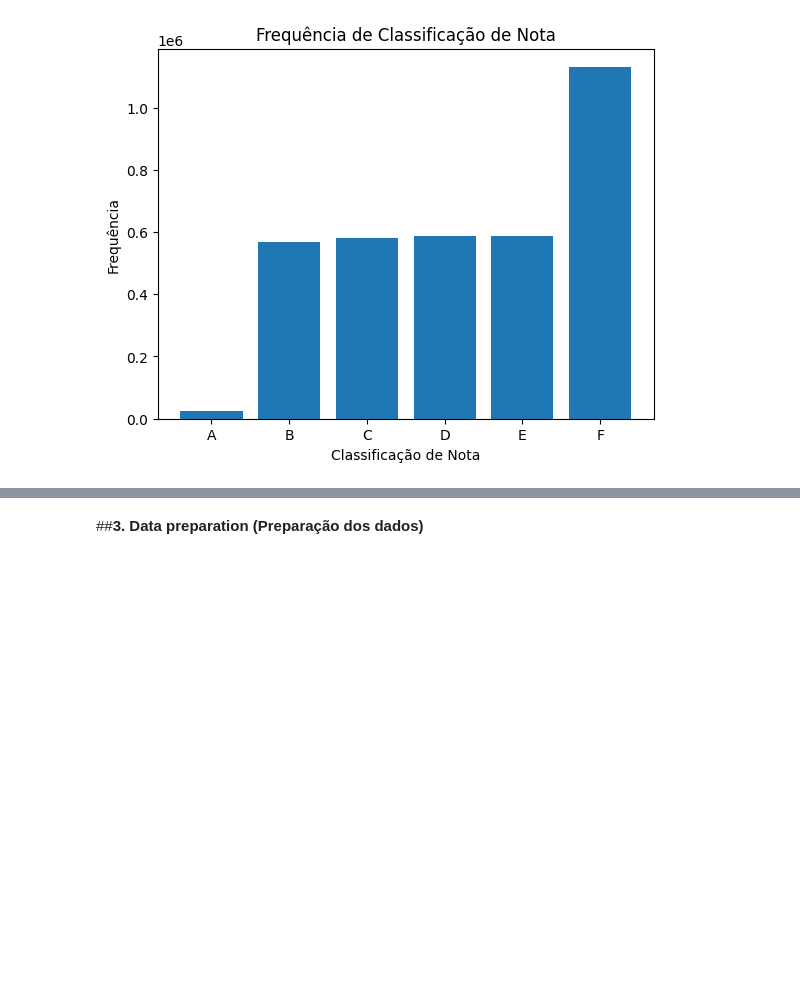
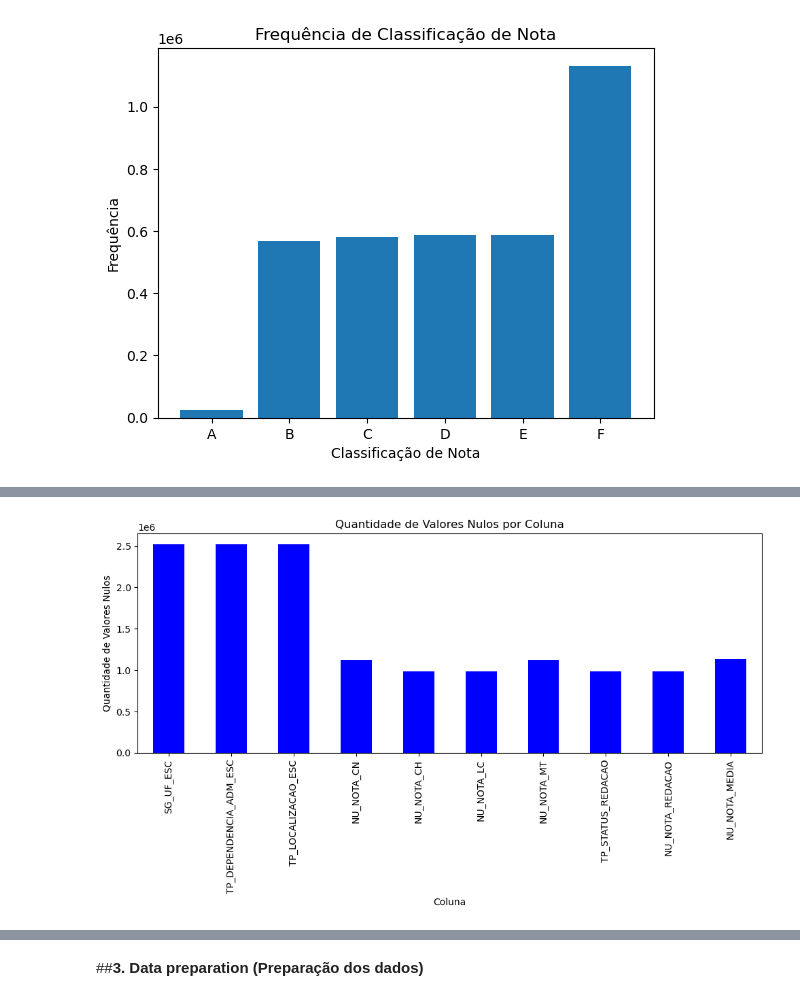
Before and after one commit to Chbmleao/DataMining-TP1, a Jupyter notebook: TP1_Mineração_de_Dados.ipynb, the cells around one changed output, grey strips where cells are left out. Saved outputs shown, nothing was run; the diff lists cells and outputs as text; code cells hidden in the pictures; blank space fills up the shorter version.

```diff
--- a/TP1_Mineração_de_Dados.ipynb
+++ b/TP1_Mineração_de_Dados.ipynb
@@ -99,0 +143,17 @@ plt.show()
+# %%
+# Exibe a quantidade de valores nulos de cada coluna
+null_counts = DF.isnull().sum()
+null_counts = null_counts[null_counts > 0]
+
+# Criar o gráfico de barras
+plt.figure(figsize=(10, 6))
+null_counts.plot(kind='bar', color='blue')
+plt.xlabel('Coluna')
+plt.ylabel('Quantidade de Valores Nulos')
+plt.title('Quantidade de Valores Nulos por Coluna')
+
+# Exibir o gráfico
+plt.tight_layout()
+plt.show()
+# %% [output]
+[figure, added]
```
Also changed, not shown: parts of 7 cells of this notebook.
